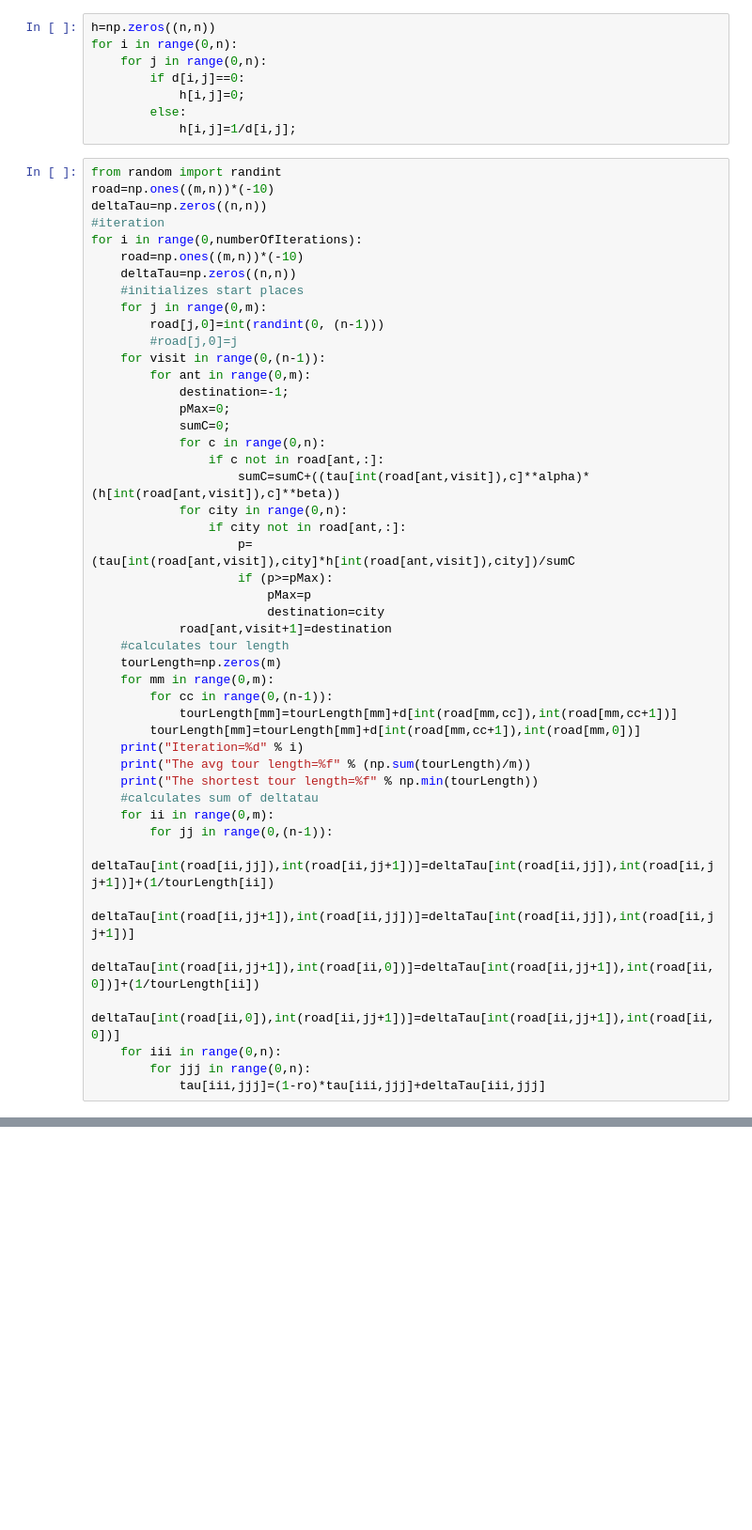
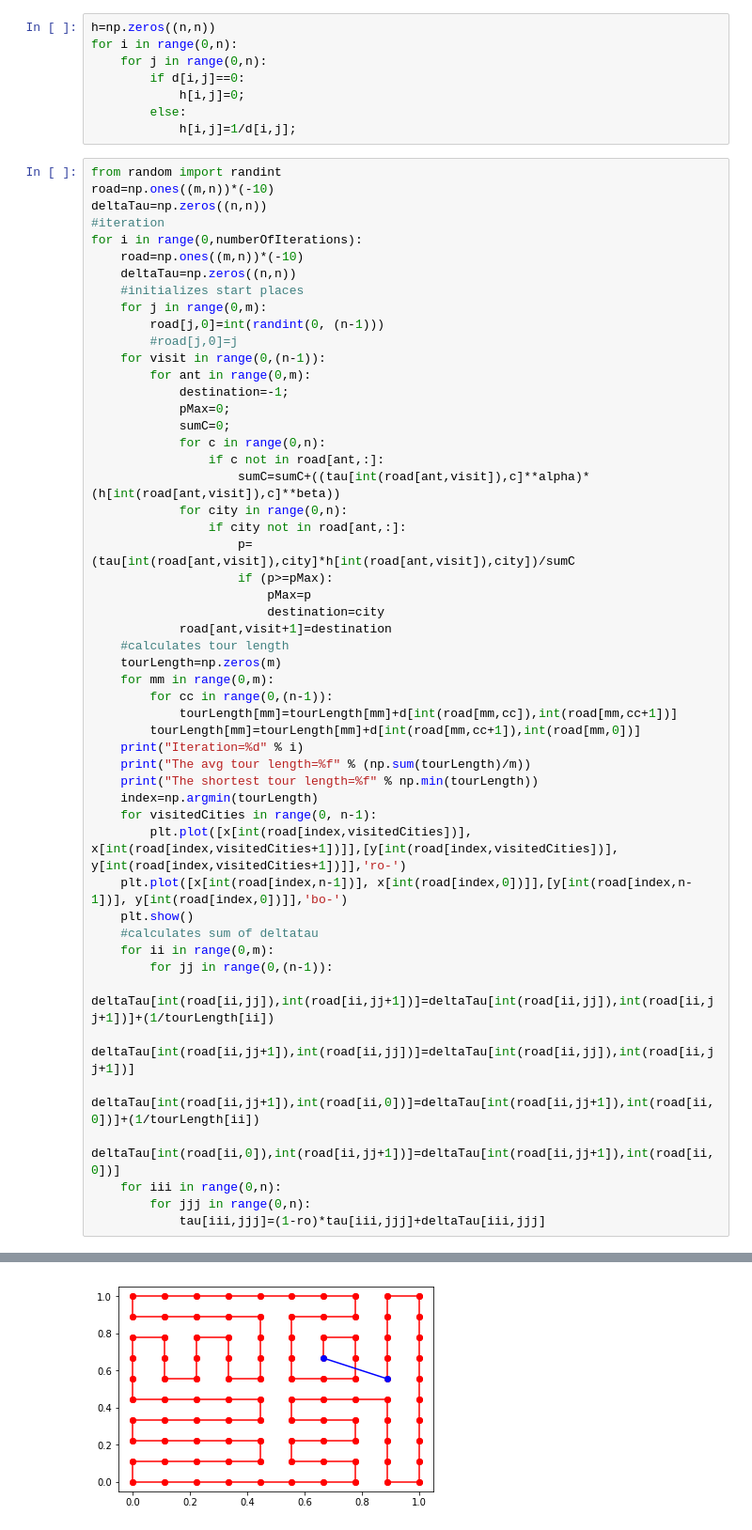
Before and after one commit to alpteko/MonteCarloProject-ACO, a Jupyter notebook: AntColonyOptimization-AntSystem.ipynb, the cells around one changed output, grey strips where cells are left out. Shown at 94% size. Saved outputs shown, nothing was run; the diff lists cells and outputs as text; blank space fills up the shorter version.

```diff
--- a/AntColonyOptimization-AntSystem.ipynb
+++ b/AntColonyOptimization-AntSystem.ipynb
@@ -88,6 +97,11 @@ for i in range(0,numberOfIterations):
     print("Iteration=%d" % i)
     print("The avg tour length=%f" % (np.sum(tourLength)/m))
     print("The shortest tour length=%f" % np.min(tourLength))
+    index=np.argmin(tourLength)
+    for visitedCities in range(0, n-1):
+        plt.plot([x[int(road[index,visitedCities])], x[int(road[index,visitedCities+1])]],[y[int(road[index,visitedCities])], y[int(road[index,visitedCities+1])]],'ro-')
+    plt.plot([x[int(road[index,n-1])], x[int(road[index,0])]],[y[int(road[index,n-1])], y[int(road[index,0])]],'bo-')
+    plt.show()
     #calculates sum of deltatau
     for ii in range(0,m):
         for jj in range(0,(n-1)):
@@ -118,0 +119 @@ The shortest tour length=8.366906
+[figure, added]
```
Also changed, not shown: parts of 7 cells of this notebook.
